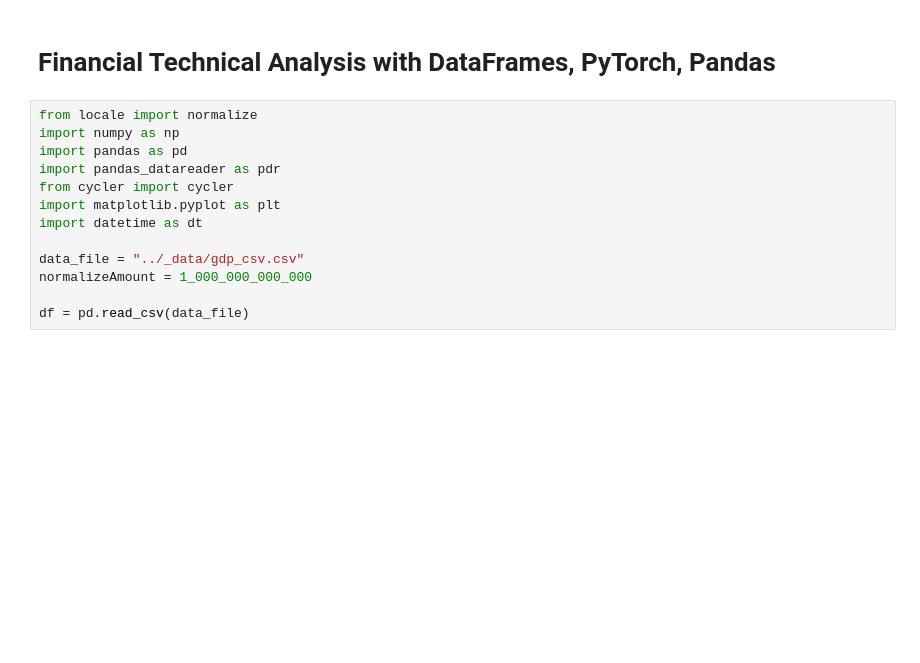
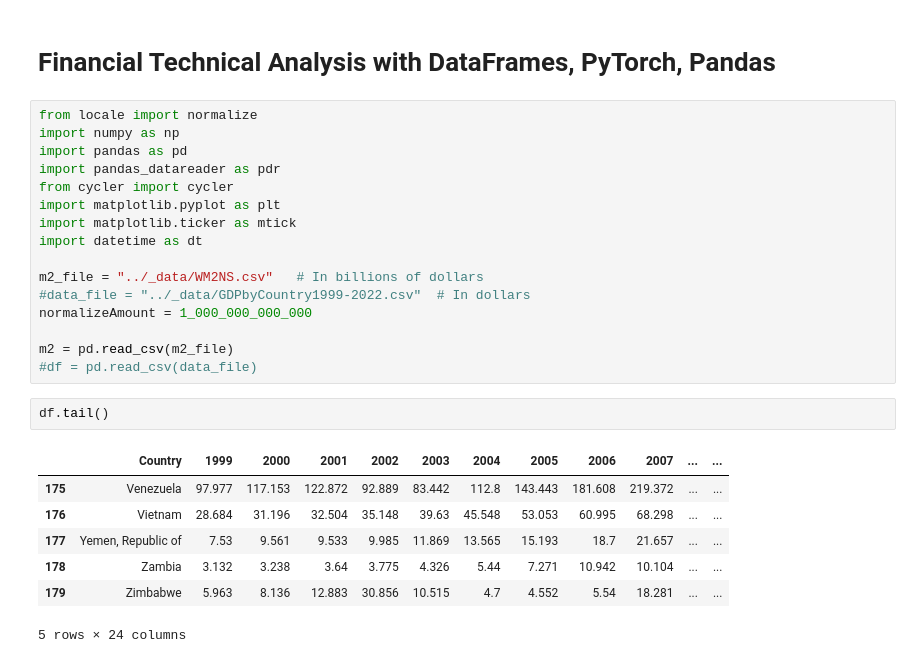
Before and after one commit to sullysbrain/python-machinelearning, a Jupyter notebook: jupyter-misc/matplotlib_sandbox.ipynb, the cells around one changed output. Cells and saved outputs as stored; diff of their text form; blank space fills up the shorter version.

```diff
--- a/jupyter-misc/matplotlib_sandbox.ipynb
+++ b/jupyter-misc/matplotlib_sandbox.ipynb
@@ -7,10 +7,23 @@ import pandas as pd
 import pandas_datareader as pdr
 from cycler import cycler
 import matplotlib.pyplot as plt
+import matplotlib.ticker as mtick
 import datetime as dt
 
-data_file = "../_data/gdp_csv.csv"
+m2_file = "../_data/WM2NS.csv"   # In billions of dollars
+#data_file = "../_data/GDPbyCountry1999-2022.csv"  # In dollars
 normalizeAmount = 1_000_000_000_000
 
-df = pd.read_csv(data_file)
+m2 = pd.read_csv(m2_file)
+#df = pd.read_csv(data_file)
+# %%
+df.tail()
+# %% [output]
+|  | Country | 1999 | 2000 | 2001 | 2002 | 2003 | 2004 | 2005 | 2006 | 2007 | ... | ... |
+| 175 | Venezuela | 97.977 | 117.153 | 122.872 | 92.889 | 83.442 | 112.8 | 143.443 | 181.608 | 219.372 | ... | ... |
+| 176 | Vietnam | 28.684 | 31.196 | 32.504 | 35.148 | 39.63 | 45.548 | 53.053 | 60.995 | 68.298 | ... | ... |
+| 177 | Yemen, Republic of | 7.53 | 9.561 | 9.533 | 9.985 | 11.869 | 13.565 | 15.193 | 18.7 | 21.657 | ... | ... |
+| 178 | Zambia | 3.132 | 3.238 | 3.64 | 3.775 | 4.326 | 5.44 | 7.271 | 10.942 | 10.104 | ... | ... |
+| 179 | Zimbabwe | 5.963 | 8.136 | 12.883 | 30.856 | 10.515 | 4.7 | 4.552 | 5.54 | 18.281 | ... | ... |
+5 rows × 24 columns
 # %%
```
Also changed, not shown: parts of 5 cells of this notebook, 7 other files.
